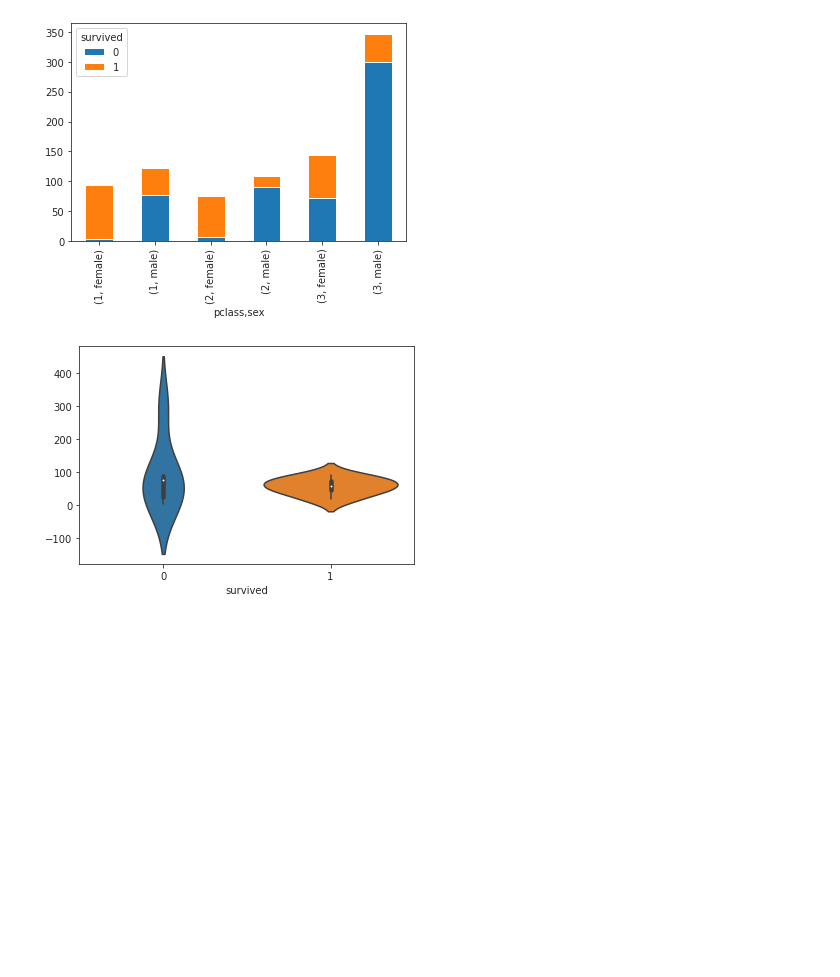
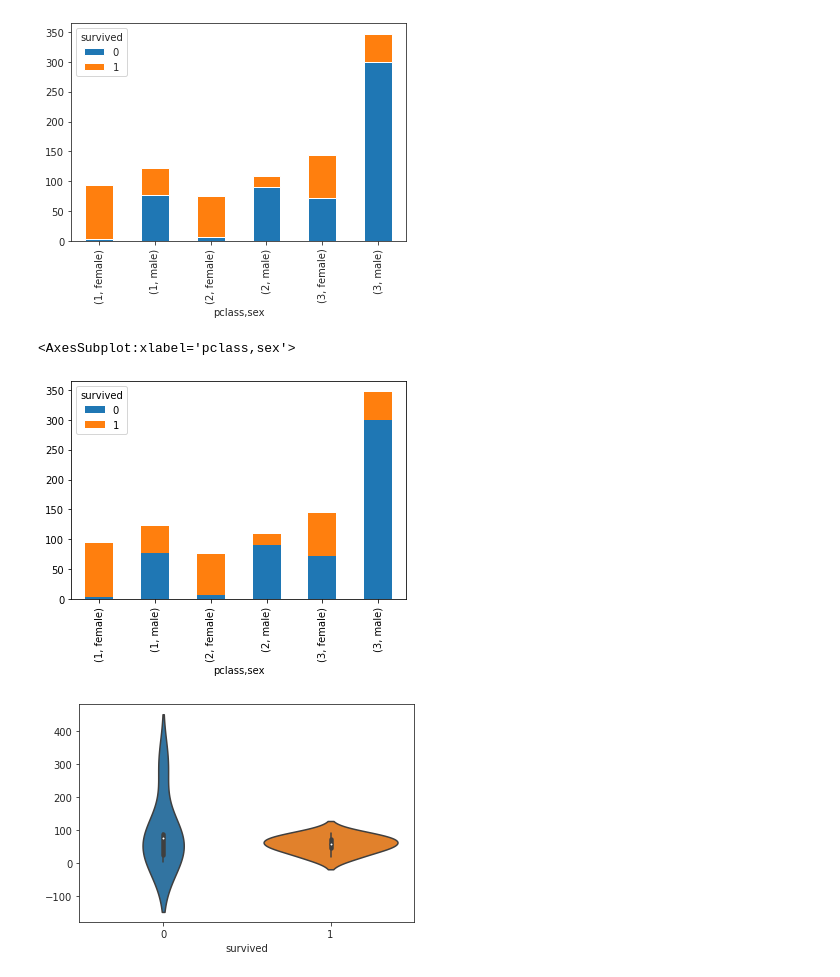
Before and after one commit to Milagros-cucu/ML100Days, a Jupyter notebook: Homework/D21 Visualization 作業.ipynb, the cells around one changed output. Saved outputs shown, nothing was run; the diff lists cells and outputs as text; code cells hidden in the pictures; blank space fills up the shorter version.

```diff
--- a/Homework/D21 Visualization 作業.ipynb
+++ b/Homework/D21 Visualization 作業.ipynb
@@ -119,6 +126,11 @@ survived_counts
 # %% [output]
 <matplotlib.axes._subplots.AxesSubplot at 0x...>
 [figure]
+# %%
+survived_counts.plot(kind='bar', stacked=True)
+# %% [output]
+<AxesSubplot:xlabel='pclass,sex'>
+[figure, added]
 # %%
 # 直接使用PANDAS dataframe, 當作參數
 #條形圖()顯示分類變數和連續變數之間的關係。數據以矩形條表示,其中條的長度表示該類別中數據的比例。
```
Also changed, not shown: parts of 5 cells of this notebook.
